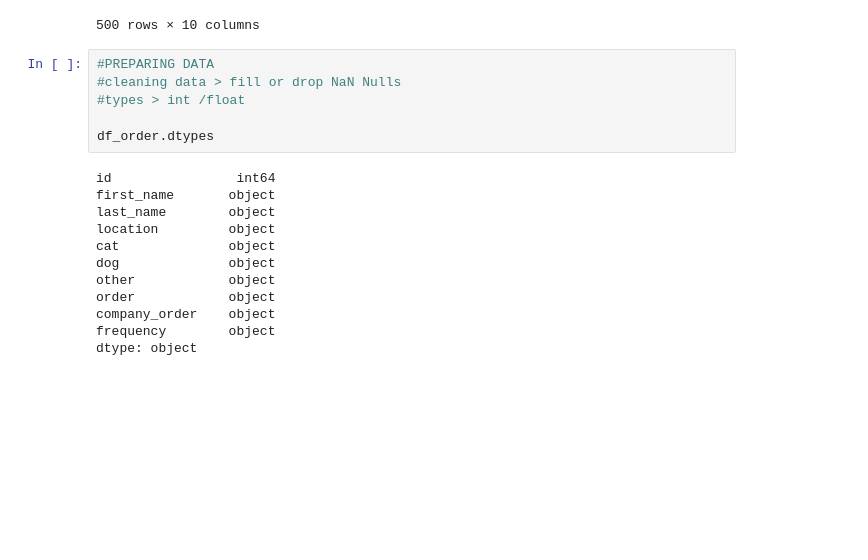
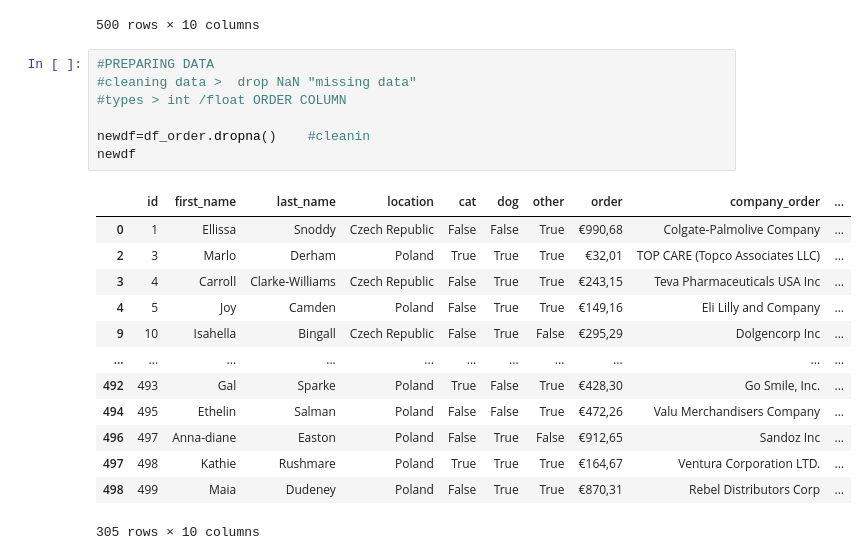
Before and after one commit to quNadi/customer_analiza, a Jupyter notebook: csv_client_analysis.ipynb, the cells around one changed output. Saved outputs shown, nothing was run; the diff lists cells and outputs as text; blank space fills up the shorter version.

```diff
--- a/csv_client_analysis.ipynb
+++ b/csv_client_analysis.ipynb
@@ -21,19 +21,22 @@ df_order
 500 rows × 10 columns
 # %%
 #PREPARING DATA
-#cleaning data > fill or drop NaN Nulls
-#types > int /float
+#cleaning data >  drop NaN "missing data"
+#types > int /float ORDER COLUMN
 
-df_order.dtypes
+newdf=df_order.dropna()    #cleanin
+newdf
 # %% [output]
+|  | id | first_name | last_name | location | cat | dog | other | order | company_order | ... |
+| 0 | 1 | Ellissa | Snoddy | Czech Republic | False | False | True | €990,68 | Colgate-Palmolive Company | ... |
+| 2 | 3 | Marlo | Derham | Poland | True | True | True | €32,01 | TOP CARE (Topco Associates LLC) | ... |
+| 3 | 4 | Carroll | Clarke-Williams | Czech Republic | False | True | True | €243,15 | Teva Pharmaceuticals USA Inc | ... |
+| 4 | 5 | Joy | Camden | Poland | False | True | True | €149,16 | Eli Lilly and Company | ... |
+| 9 | 10 | Isahella | Bingall | Czech Republic | False | True | False | €295,29 | Dolgencorp Inc | ... |
+| ... | ... | ... | ... | ... | ... | ... | ... | ... | ... | ... |
+| 492 | 493 | Gal | Sparke | Poland | True | False | True | €428,30 | Go Smile, Inc. | ... |
+| 494 | 495 | Ethelin | Salman | Poland | False | False | True | €472,26 | Valu Merchandisers Company | ... |
+| 496 | 497 | Anna-diane | Easton | Poland | False | True | False | €912,65 | Sandoz Inc | ... |
+| 497 | 498 | Kathie | Rushmare | Poland | True | True | True | €164,67 | Ventura Corporation LTD. | ... |
+| 498 | 499 | Maia | Dudeney | Poland | False | True | True | €870,31 | Rebel Distributors Corp | ... |
-id                int64
-first_name       object
-last_name        object
-location         object
-cat              object
-dog              object
-other            object
-order            object
-company_order    object
-frequency        object
-dtype: object
+305 rows × 10 columns
```
Also changed, not shown: parts of 6 cells of this notebook, 2 other files.
